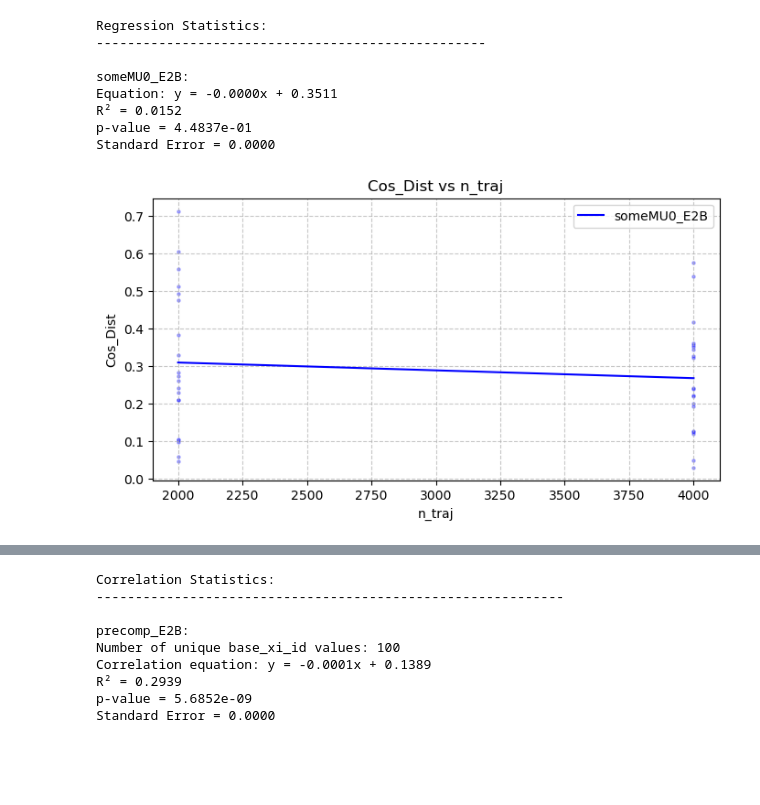
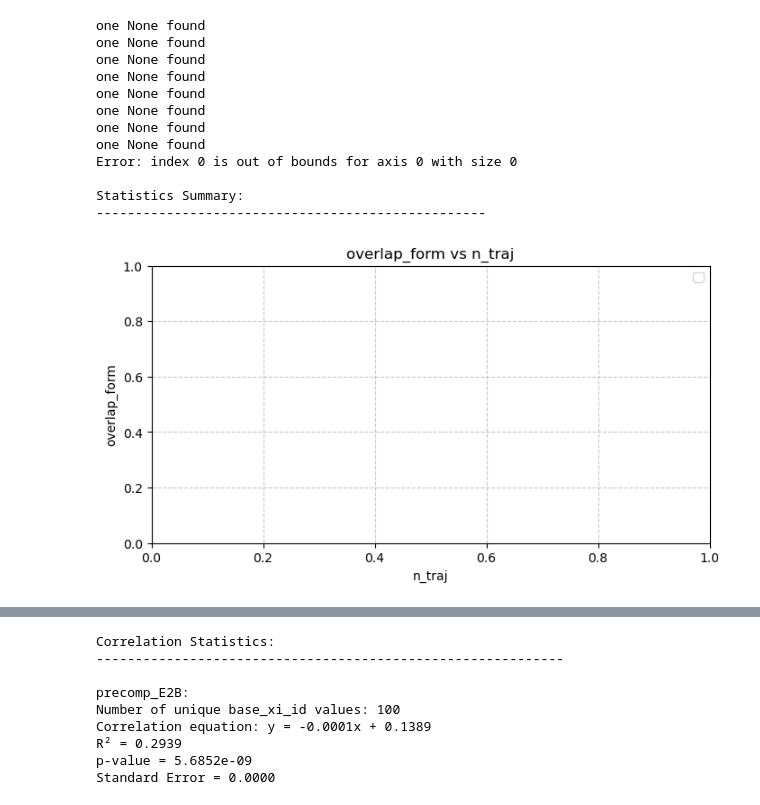
Before and after one commit to Gianmarco-Sarnelli/STL_explainability, a Jupyter notebook: Results_new.ipynb, the cells around one changed output, grey strips where cells are left out. Saved outputs shown, nothing was run; the diff lists cells and outputs as text; code cells hidden in the pictures; blank space fills up the shorter version.

```diff
--- a/Results_new.ipynb
+++ b/Results_new.ipynb
@@ -378,27 +378,30 @@ def analyze_column_correlations(
 # %%
 #['n_psi_added', 'n_traj', 'local_std', 'n_traj_points', 'Dist', 'Cos_Dist', 'Dist_rho', 'Norm_glob', 'Norm_loc', 'Norm_imp', 'Pinv_error', 'Sum_weights', 'Sum_squared_weights', 'Elapsed_time', 'Process_mem']
 #[n_psi_added n_traj local_std n_traj_points phi_id base_xi_id Dist Cos_Dist Dist_rho Norm_glob Norm_loc Norm_imp Pinv_error Sum_weights Sum_squared_weights Elapsed_time Process_mem n_e
-# weight_strategy, n_psi_added, n_traj, local_std, global_std, n_traj_points, phi_id, base_xi_id, Dist, Cos_dist, Dist_rho, Norm_glob, Norm_loc, Norm_imp, Pinv_error, Sum_weights, Sum_squared_weights, Elapsed_time, Process_mem, n_e)
-
-test_names = ["someMU0_E2B"]
+# weight_strategy, n_psi_added, n_traj, target_std, proposal_std, n_traj_points, phi_id, base_xi_id, Dist, Cos_dist, Dist_rho, Norm_proposal, Norm_target, Norm_imp,Pinv_error, Sum_weights, Sum_squared_weights, Elapsed_time, Process_mem, n_e, overlap_form, dist_form
+test_names = ["local_test_M2M"]
 x_column = "n_traj"
-y_column = "Cos_Dist"
+y_column = "overlap_form"
 table_name = "results"
 
 z_column = None#"local_std"
 focus = None#[1]
 
 plot_database_columns(test_names, x_column, y_column, table_name, z_column=z_column, focus=focus)
 # %% [output]
-Regression Statistics:
+one None found
+one None found
+one None found
+one None found
+one None found
+one None found
+one None found
+one None found
+Error: index 0 is out of bounds for axis 0 with size 0
+
+Statistics Summary:
 --------------------------------------------------
-
-someMU0_E2B:
-Equation: y = -0.0000x + 0.3511
-R² = 0.0152
-p-value = 4.4837e-01
-Standard Error = 0.0000
-[figure, old version]
+[figure, new version]
 # %%
 #['n_psi_added', 'n_traj', 'local_std', 'n_traj_points', 'Dist', 'Cos_Dist', 'Dist_rho', 'Norm_glob', 'Norm_loc', 'Norm_imp', 'Pinv_error', 'Sum_weights', 'Sum_squared_weights', 'Elapsed_time', 'Process_mem']
 
```
Also changed, not shown: parts of 1 cell of this notebook, 8 other files.
